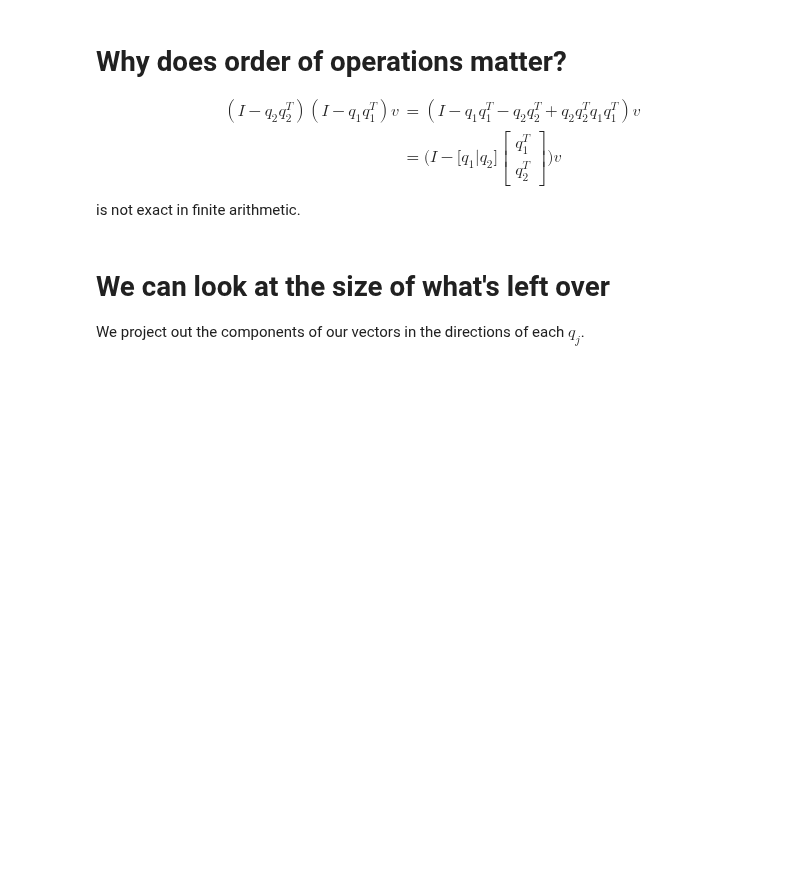
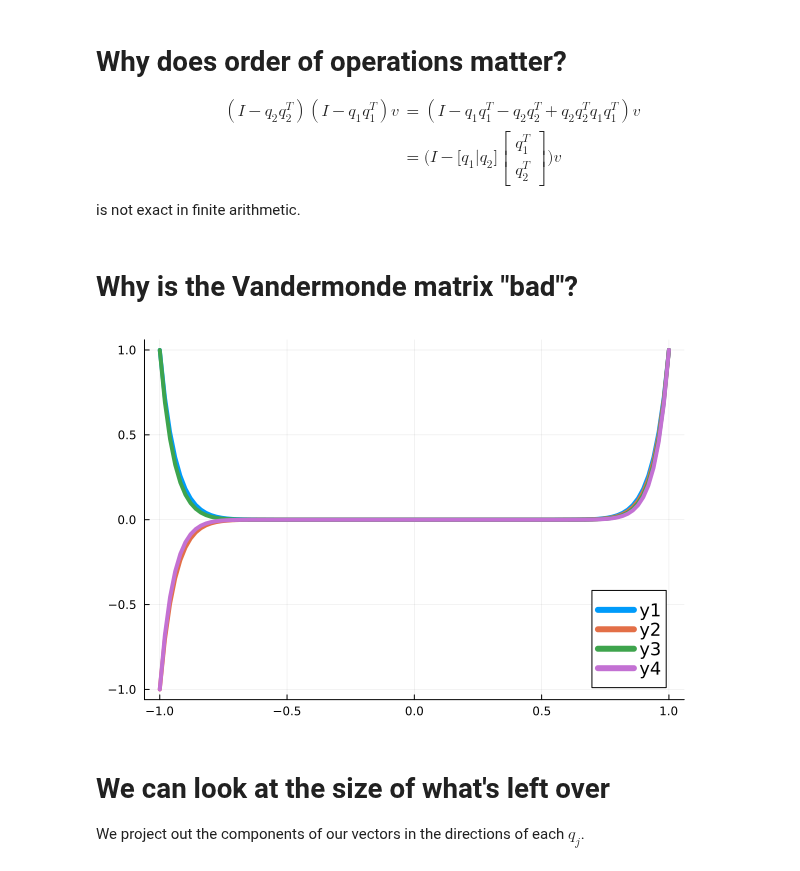
Before and after one commit to cu-numcomp/fall26, a Jupyter notebook: slides/2026-09-23-qr-stability.ipynb, the cells around one changed output. Cells and saved outputs as stored; diff of their text form; code cells hidden in the pictures; blank space fills up the shorter version.

```diff
--- a/slides/2026-09-23-qr-stability.ipynb
+++ b/slides/2026-09-23-qr-stability.ipynb
@@ -110,6 +110,14 @@ norm(Q * R - A) = 7.350692433565389e-16
 &= \Bigg( I - \Big[ q_1 \Big| q_2 \Big] \begin{bmatrix} q_1^T \\ q_2^T \end{bmatrix} \Bigg) v
 \end{align}
 is not exact in finite arithmetic.
+# %% [markdown]
+# Why is the Vandermonde matrix "bad"?
+# %%
+x = LinRange(-1, 1, 100)
+A = vander(x, 20)
+plot(x, A[:, end-3:end])
+# %% [output]
+[figure, added]
 # %% [markdown]
 # We can look at the size of what's left over
 
```
Also changed, not shown: parts of 2 cells of this notebook, 3 other files.
